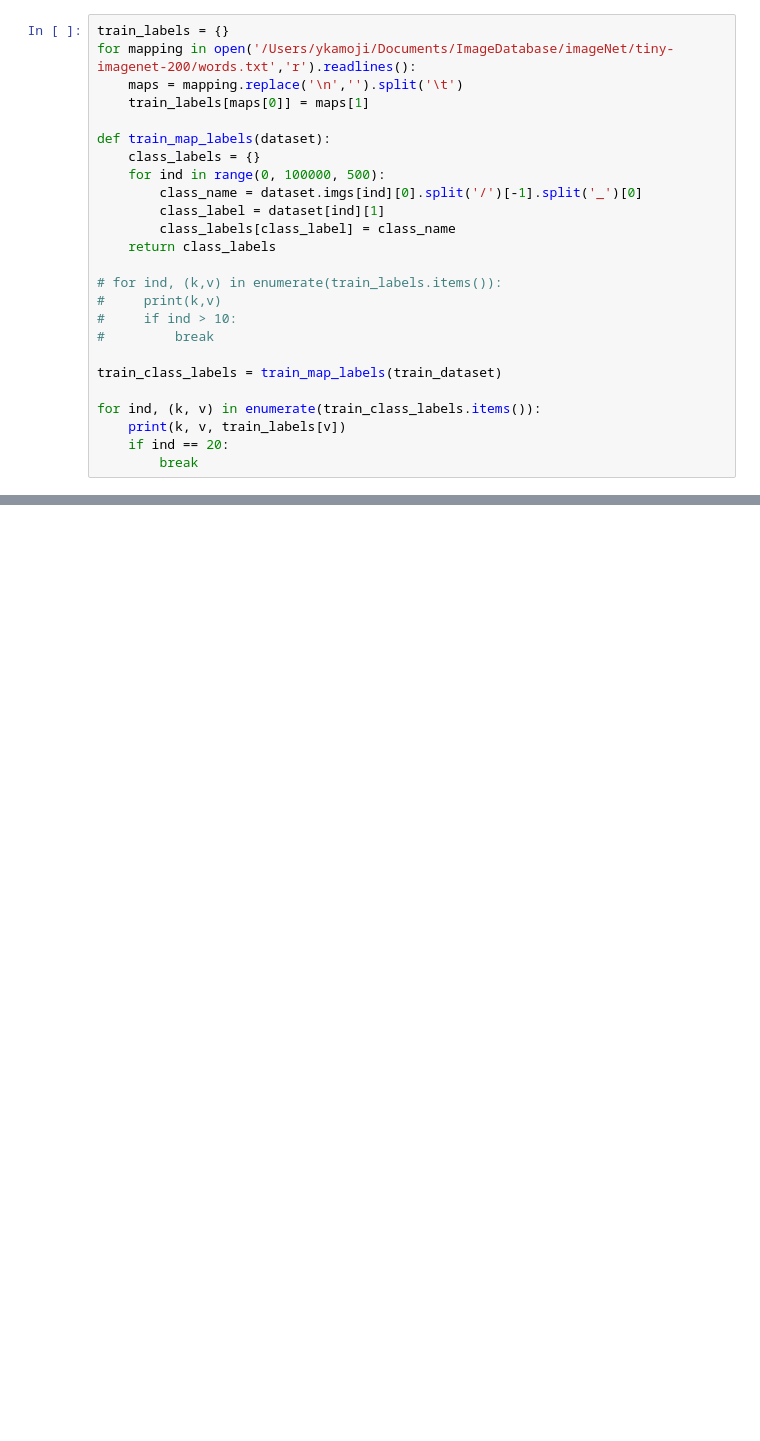
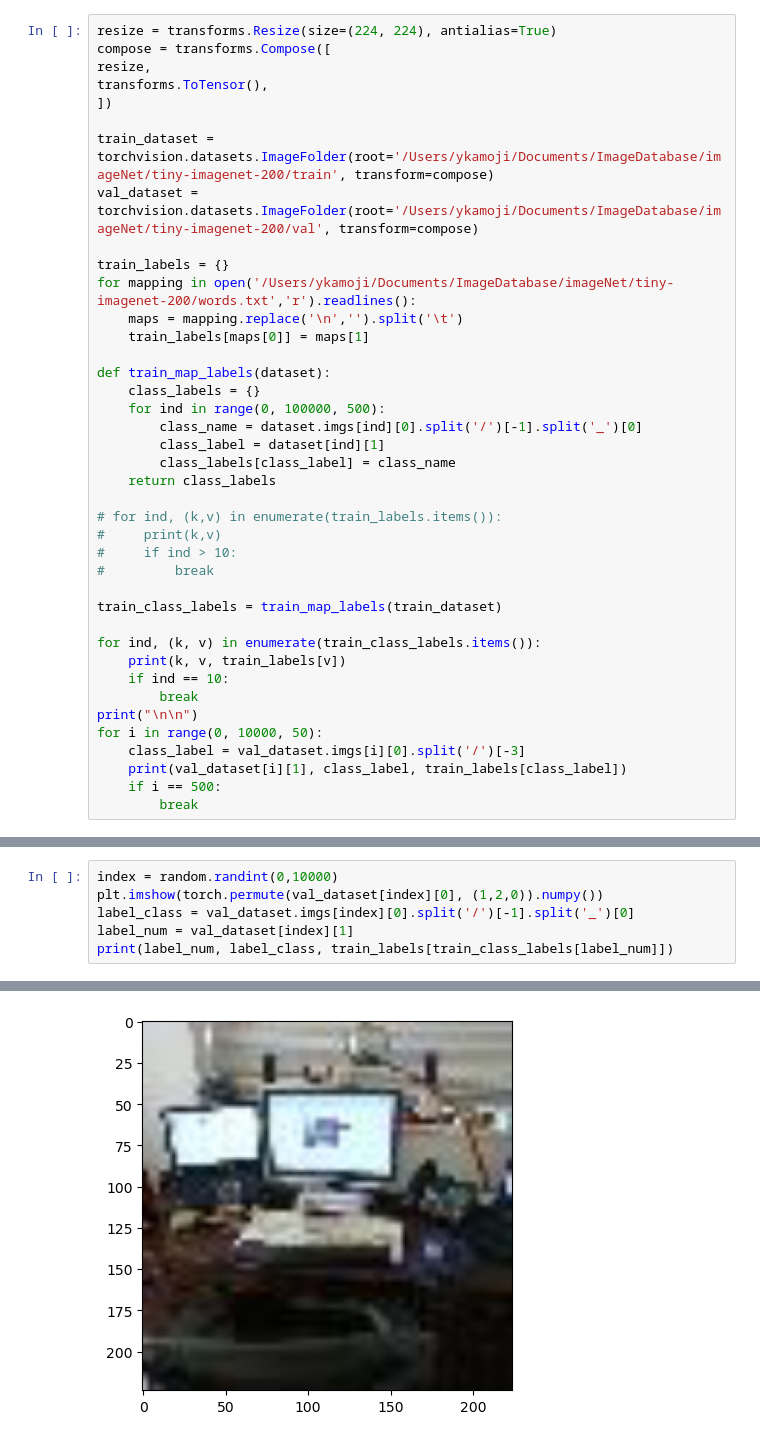
Before and after one commit to ykamoji/vision-transformers, a Jupyter notebook: KnowledgeDistillation/KD.ipynb, the cells around one changed output, grey strips where cells are left out. Saved outputs shown, nothing was run; the diff lists cells and outputs as text; blank space fills up the shorter version.

```diff
--- a/KnowledgeDistillation/KD.ipynb
+++ b/KnowledgeDistillation/KD.ipynb
@@ -133,4 +52,13 @@ test_dataset = torchvision.datasets.ImageFolder(root='/Users/ykamoji/Documents/I
 # %%
+resize = transforms.Resize(size=(224, 224), antialias=True)
+compose = transforms.Compose([
+resize,
+transforms.ToTensor(),
+])
+
+train_dataset = torchvision.datasets.ImageFolder(root='/Users/ykamoji/Documents/ImageDatabase/imageNet/tiny-imagenet-200/train', transform=compose)
+val_dataset = torchvision.datasets.ImageFolder(root='/Users/ykamoji/Documents/ImageDatabase/imageNet/tiny-imagenet-200/val', transform=compose)
+
 train_labels = {}
 for mapping in open('/Users/ykamoji/Documents/ImageDatabase/imageNet/tiny-imagenet-200/words.txt','r').readlines():
     maps = mapping.replace('\n','').split('\t')
@@ -153,8 +81,14 @@ train_class_labels = train_map_labels(train_dataset)
 
 for ind, (k, v) in enumerate(train_class_labels.items()):
     print(k, v, train_labels[v])
-    if ind == 20:
+    if ind == 10:
         break
+print("\n\n")
+for i in range(0, 10000, 50):
+    class_label = val_dataset.imgs[i][0].split('/')[-3]
+    print(val_dataset[i][1], class_label, train_labels[class_label])
+    if i == 500:
+        break
 # %% [output]
 0 n01443537 goldfish, Carassius auratus
 1 n01629819 European fire salamander, Salamandra salamandra
@@ -271,0 +157,7 @@ RuntimeError: MPS backend out of memory (MPS allocated: 13.82 GB, other allocati
+# %%
+index = random.randint(0,10000)
+plt.imshow(torch.permute(val_dataset[index][0], (1,2,0)).numpy())
+label_class = val_dataset.imgs[index][0].split('/')[-1].split('_')[0]
+label_num = val_dataset[index][1]
+print(label_num, label_class, train_labels[train_class_labels[label_num]])
+# %% [output]
@@ -271,0 +165 @@ RuntimeError: MPS backend out of memory (MPS allocated: 13.82 GB, other allocati
+[figure, added]
```
Also changed, not shown: parts of 22 cells of this notebook, 3 other files.
